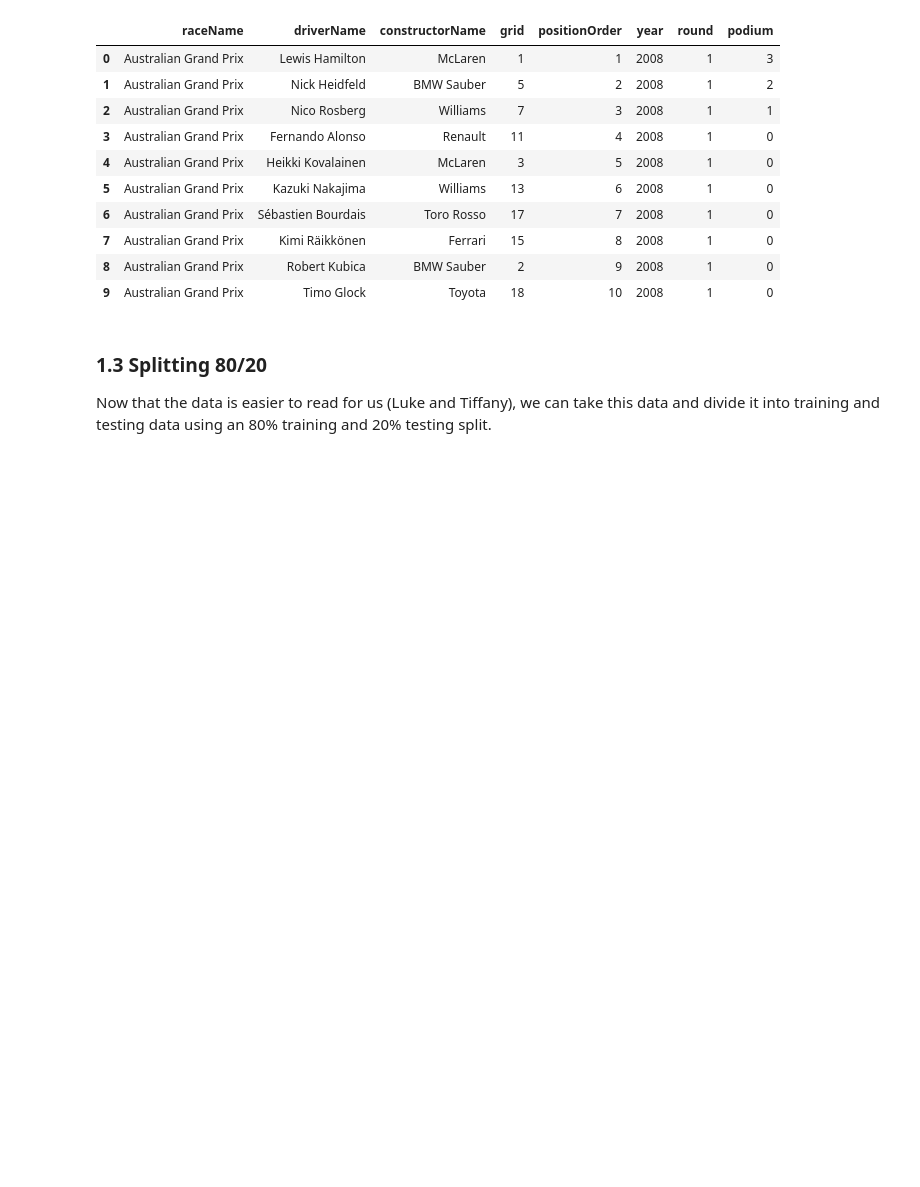
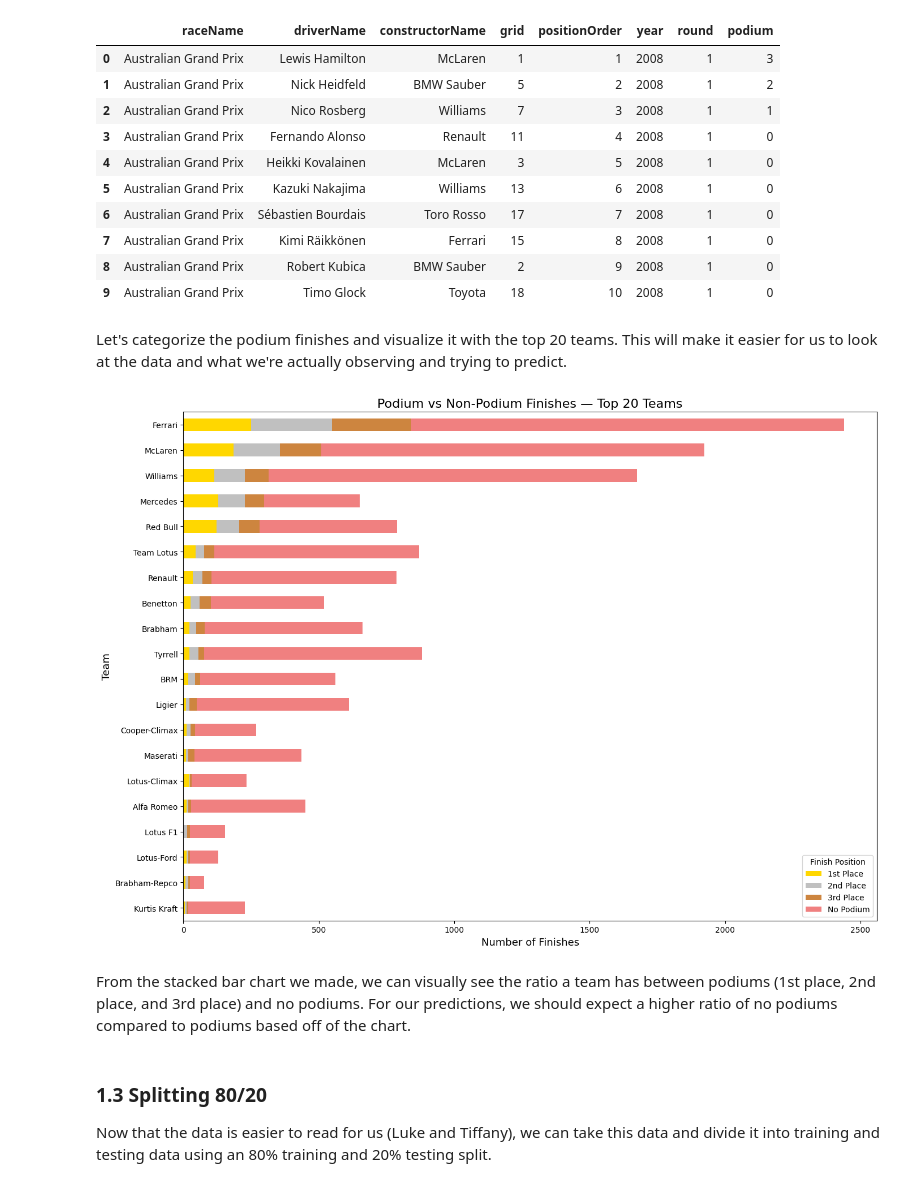
Before and after one commit to lukeVoinov/Machine-Learning-in-Python, a Jupyter notebook: Lab 3 - Extending Logistic Regression/nguyen_lab3.ipynb, the cells around one changed output. Saved outputs shown, nothing was run; the diff lists cells and outputs as text; code cells hidden in the pictures; blank space fills up the shorter version.

Commit message:
Add box plot and stacked bar chart

```diff
--- a/Lab 3 - Extending Logistic Regression/nguyen_lab3.ipynb
+++ b/Lab 3 - Extending Logistic Regression/nguyen_lab3.ipynb
@@ -164,6 +168,51 @@ df.head(10)
 | 7 | Australian Grand Prix | Kimi Räikkönen | Ferrari | 15 | 8 | 2008 | 1 | 0 |
 | 8 | Australian Grand Prix | Robert Kubica | BMW Sauber | 2 | 9 | 2008 | 1 | 0 |
 | 9 | Australian Grand Prix | Timo Glock | Toyota | 18 | 10 | 2008 | 1 | 0 |
+# %% [markdown]
+Let's categorize the podium finishes and visualize it with the top 20 teams. This will make it easier for us to look at the data and what we're actually observing and trying to predict.
+# %%
+
+# Categorize podium finishes
+def categorize_podium(pos):
+    if pos == 1:
+        return "1st Place"
+    elif pos == 2:
+        return "2nd Place"
+    elif pos == 3:
+        return "3rd Place"
+    else:
+        return "No Podium"
+
+df["podium_category"] = df["positionOrder"].apply(categorize_podium)
+
+# Aggregate counts by team and podium category
+podium_counts = df.groupby(["constructorName", "podium_category"]).size().unstack(fill_value=0)
+
+# Sort teams by total podium finishes and keep top 20
+podium_counts["TotalPodiums"] = podium_counts[["1st Place", "2nd Place", "3rd Place"]].sum(axis=1)
+top_teams = podium_counts.sort_values(by="TotalPodiums", ascending=False).head(20)
+top_teams = top_teams.drop(columns="TotalPodiums")
+
+# Plot stacked bar chart (horizontal)
+colors = ["gold", "silver", "peru", "lightcoral"]
+ax = top_teams.plot(
+    kind="barh",
+    stacked=True,
+    figsize=(14, 10),
+    color=colors
+)
+
+plt.title("Podium vs Non-Podium Finishes — Top 20 Teams", fontsize=16)
+plt.ylabel("Team", fontsize=13)
+plt.xlabel("Number of Finishes", fontsize=13)
+plt.legend(title="Finish Position", loc="lower right")
+plt.gca().invert_yaxis()  # Highest podium teams at the top
+plt.tight_layout()
+plt.show()
+# %% [output]
+[figure, added]
+# %% [markdown]
+From the stacked bar chart we made, we can visually see the ratio a team has between podiums (1st place, 2nd place, and 3rd place) and no podiums. For our predictions, we should expect a higher ratio of no podiums compared to podiums based off of the chart.
 # %% [markdown]
 ### **1.3 Splitting 80/20**
 
```
Also changed, not shown: parts of 3 cells of this notebook.
